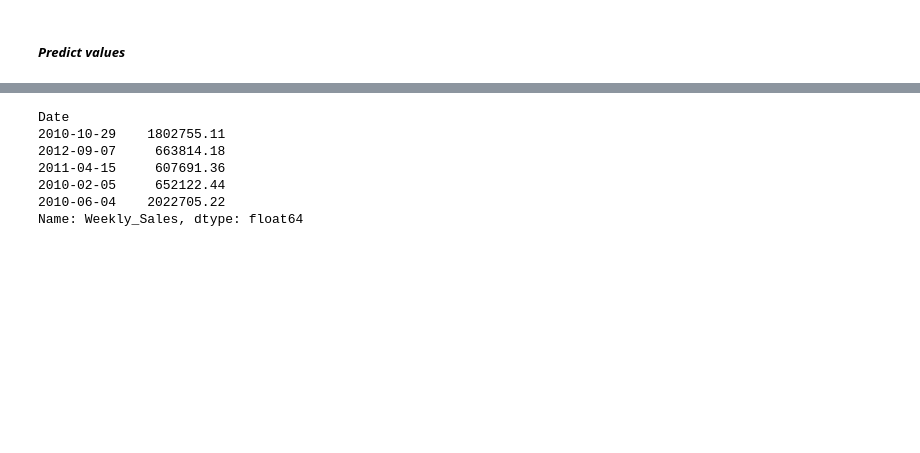
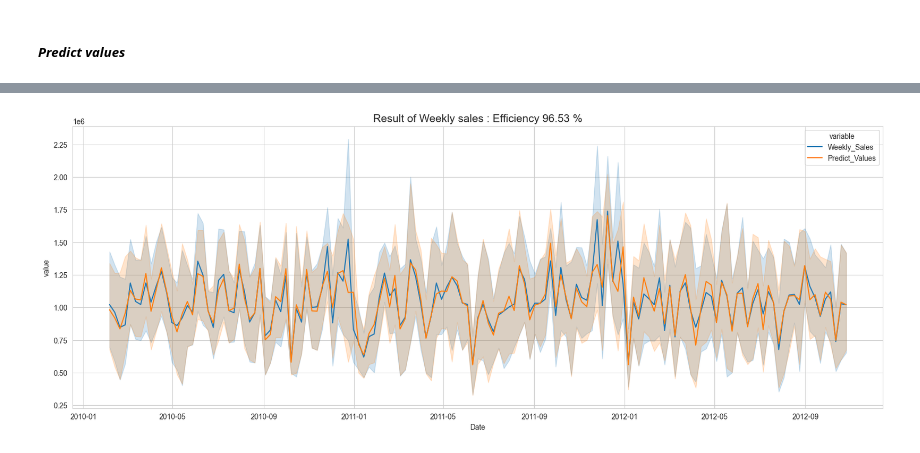
Before and after one commit to ENDYOU3/Walmart_sales_forecast, a Jupyter notebook: Analyzing Data Walmark.ipynb, the cells around one changed output, grey strips where cells are left out. Saved outputs shown, nothing was run; the diff lists cells and outputs as text; code cells hidden in the pictures; blank space fills up the shorter version.

```diff
--- a/Analyzing Data Walmark.ipynb
+++ b/Analyzing Data Walmark.ipynb
@@ -732,10 +746,7 @@ ax.set_ylabel("True values", fontsize=13);
-# %%
-y_test.head()
-# %% [output]
-Date
-2010-10-29    1802755.11
-2012-09-07     663814.18
-2011-04-15     607691.36
-2010-02-05     652122.44
-2010-06-04    2022705.22
-Name: Weekly_Sales, dtype: float64
+# %%
+plt.figure(figsize=(20,7))
+df_result = pd.melt(result[['Weekly_Sales', 'Predict_Values']], ignore_index=False)
+ax = sns.lineplot(x=df_result.index, y=df_result.value, hue=df_result.variable)
+ax.set_title(f"Result of Weekly sales : Efficiency {R2_tune*100:.2f} %", fontsize=15);
+# %% [output]
+[figure, added]
```
Also changed, not shown: parts of 8 cells of this notebook.
